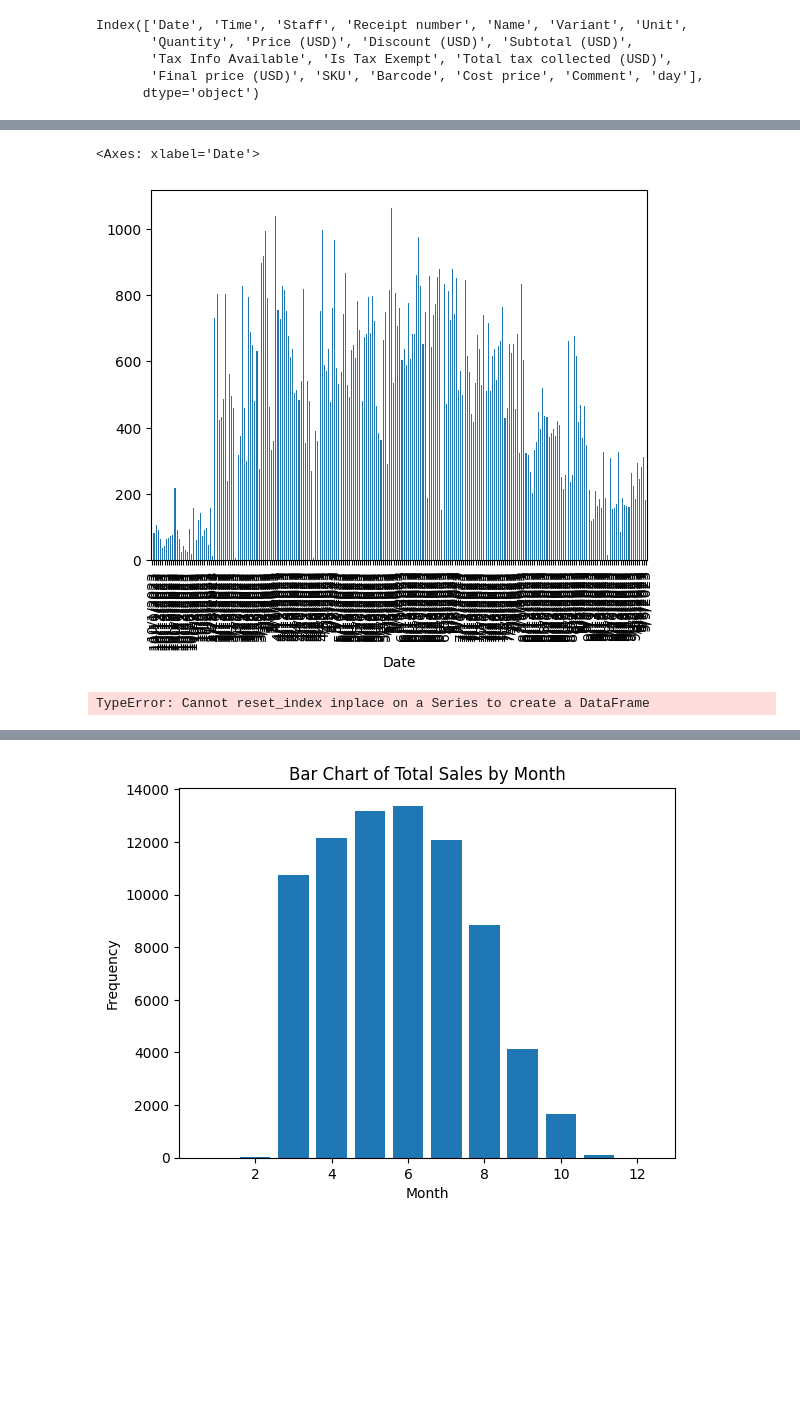
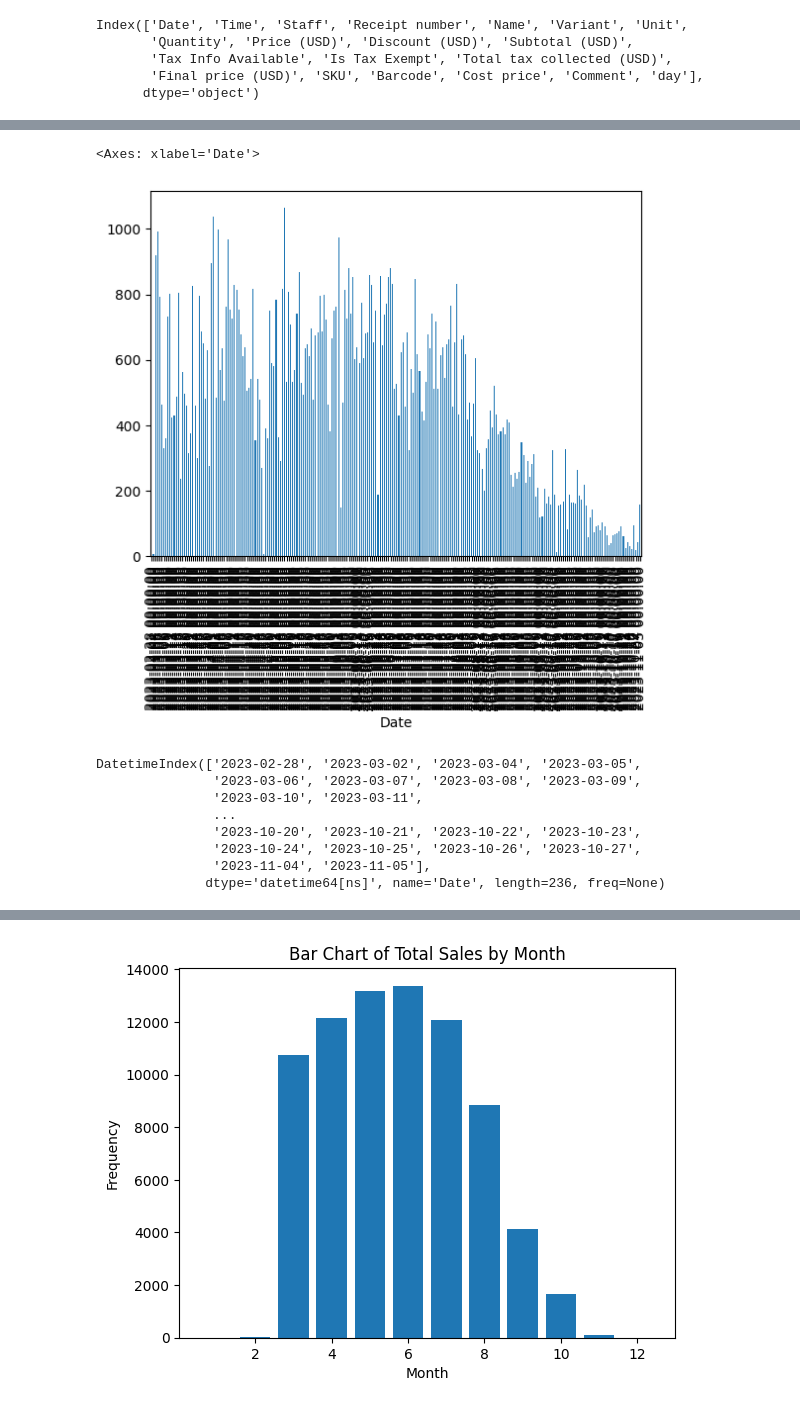
Before and after one commit to HobbsJacob37/Snoasis, a Jupyter notebook: snowLV.ipynb, the cells around one changed output, grey strips where cells are left out. Drawn from its saved outputs; the diff is of its cells as text; code cells hidden in the pictures; blank space fills up the shorter version.

```diff
--- a/snowLV.ipynb
+++ b/snowLV.ipynb
@@ -52,18 +52,25 @@ df.head()
 | 10 | 2023-02-28 | 9:33:04?PM | SnOasis East | 9 | Candy Bar | NaN | NaN | 1 | 1.5 | ... |
 | 8 | 2023-02-28 | 9:31:25?PM | SnOasis East | 7 | Candy Bar | NaN | NaN | 1 | 1.5 | ... |
 # %%
-dfg = df.groupby(['Date'])['Quantity'].sum()
+dfg = df.groupby(['Date']).Quantity.sum()
 
 dfg.plot(kind = 'bar')
 # %% [output]
 <Axes: xlabel='Date'>
-[figure, old version]
+[figure, new version]
 # %%
-dfg.reset_index(inplace=True)
+#dfg.reset_index(inplace=True)
 
-dfg
+dfg.index
 # %% [output]
-TypeError: Cannot reset_index inplace on a Series to create a DataFrame
+DatetimeIndex(['2023-02-28', '2023-03-02', '2023-03-04', '2023-03-05',
+               '2023-03-06', '2023-03-07', '2023-03-08', '2023-03-09',
+               '2023-03-10', '2023-03-11',
+               ...
+               '2023-10-20', '2023-10-21', '2023-10-22', '2023-10-23',
+               '2023-10-24', '2023-10-25', '2023-10-26', '2023-10-27',
+               '2023-11-04', '2023-11-05'],
+              dtype='datetime64[ns]', name='Date', length=236, freq=None)
 # %%
 # Imports
 import matplotlib.pyplot as plt
```
Also changed, not shown: parts of 3 cells of this notebook.
